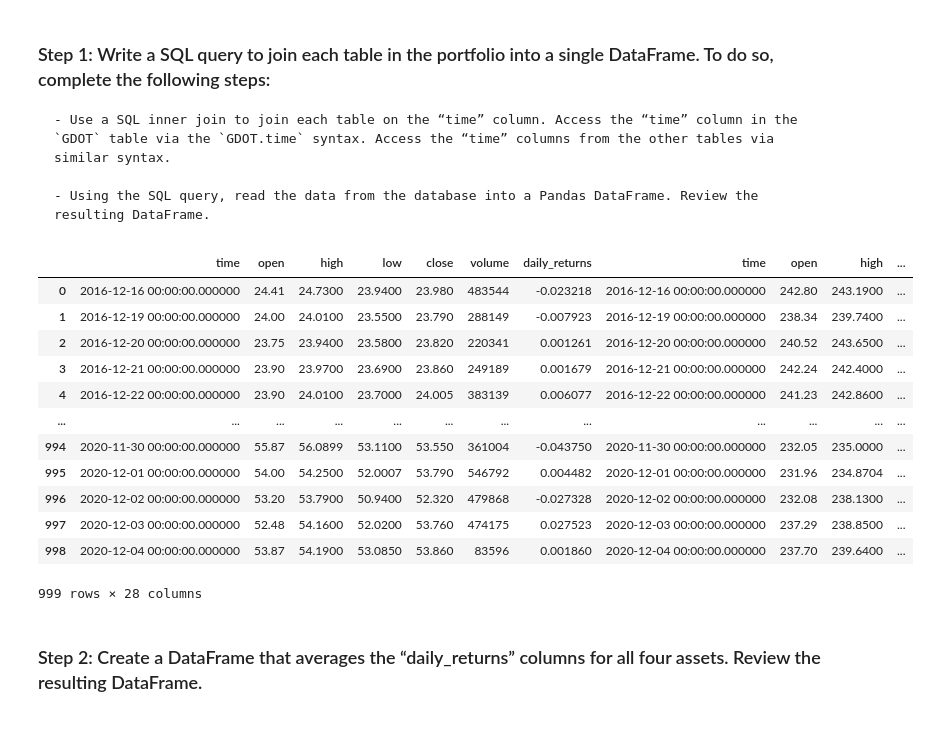
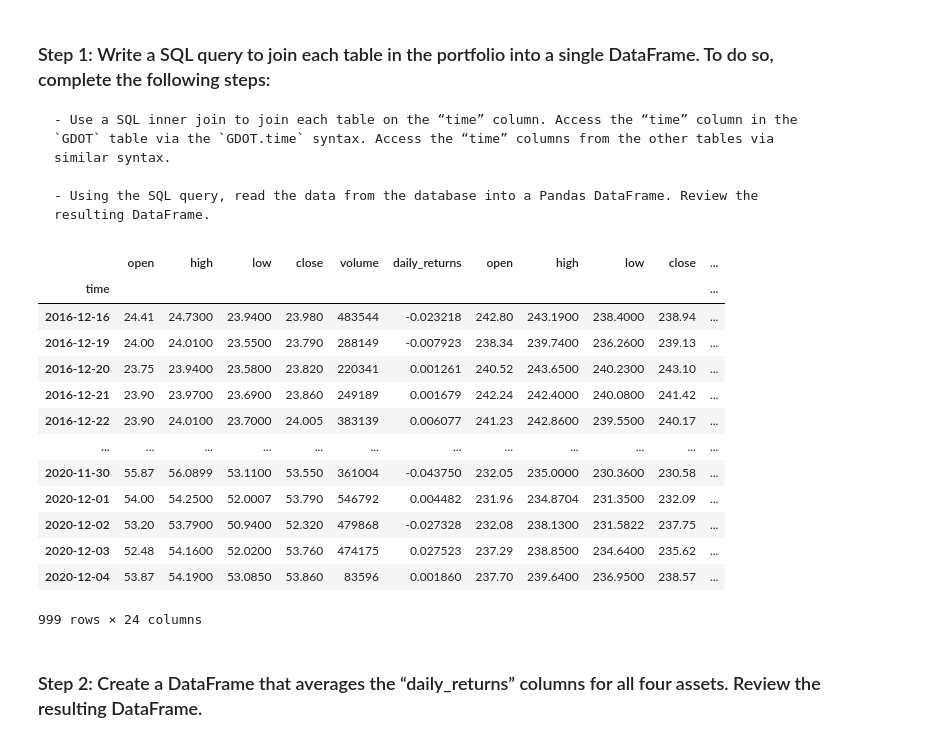
Before and after one commit to JonahLeggett/Passive_Investment_Analysis, a Jupyter notebook: etf_analyzer.ipynb, the cells around one changed output. Drawn from its saved outputs; the diff is of its cells as text; code cells hidden in the pictures.

```diff
--- a/etf_analyzer.ipynb
+++ b/etf_analyzer.ipynb
@@ -350,33 +353,40 @@ Complete the following steps:
 # %%
 # Wreate a SQL query to join each table in the portfolio into a single DataFrame
 # Use the time column from each table as the basis for the join
 query = """
-SELECT *
+SELECT GDOT.time, GDOT.open, GDOT.high, GDOT.low, GDOT.close, GDOT.volume, GDOT.daily_returns,
+GS.open, GS.high, GS.low, GS.close, GS.volume, GS.daily_returns,
+PYPL.open, PYPL.high, PYPL.low, PYPL.close, PYPL.volume, PYPL.daily_returns,
+SQ.open, SQ.high, SQ.low, SQ.close, SQ.volume, SQ.daily_returns
 FROM GDOT
 JOIN GS ON GS.time = GDOT.time
 JOIN PYPL ON PYPL.time = GDOT.time
 JOIN SQ ON SQ.time = GDOT.time
 """
 
 # Using the query, read the data from the database into a Pandas DataFrame
 etf_portfolio = pd.read_sql_query(query, con=engine)
-
+# convert the 'time' column to datetime format
+etf_portfolio['time'] = pd.to_datetime(etf_portfolio['time'])
+#Set index column to 'time'
+etf_portfolio = etf_portfolio.set_index('time')
 # Review the resulting DataFrame
 etf_portfolio
 # %% [output]
-|  | time | open | high | low | close | volume | daily_returns | time | open | high | ... |
-| 0 | 2016-12-16 00:00:00.000000 | 24.41 | 24.7300 | 23.9400 | 23.980 | 483544 | -0.023218 | 2016-12-16 00:00:00.000000 | 242.80 | 243.1900 | ... |
-| 1 | 2016-12-19 00:00:00.000000 | 24.00 | 24.0100 | 23.5500 | 23.790 | 288149 | -0.007923 | 2016-12-19 00:00:00.000000 | 238.34 | 239.7400 | ... |
-| 2 | 2016-12-20 00:00:00.000000 | 23.75 | 23.9400 | 23.5800 | 23.820 | 220341 | 0.001261 | 2016-12-20 00:00:00.000000 | 240.52 | 243.6500 | ... |
-| 3 | 2016-12-21 00:00:00.000000 | 23.90 | 23.9700 | 23.6900 | 23.860 | 249189 | 0.001679 | 2016-12-21 00:00:00.000000 | 242.24 | 242.4000 | ... |
-| 4 | 2016-12-22 00:00:00.000000 | 23.90 | 24.0100 | 23.7000 | 24.005 | 383139 | 0.006077 | 2016-12-22 00:00:00.000000 | 241.23 | 242.8600 | ... |
+|  | open | high | low | close | volume | daily_returns | open | high | low | close | ... |
+| time |  |  |  |  |  |  |  |  |  |  | ... |
+| 2016-12-16 | 24.41 | 24.7300 | 23.9400 | 23.980 | 483544 | -0.023218 | 242.80 | 243.1900 | 238.4000 | 238.94 | ... |
+| 2016-12-19 | 24.00 | 24.0100 | 23.5500 | 23.790 | 288149 | -0.007923 | 238.34 | 239.7400 | 236.2600 | 239.13 | ... |
+| 2016-12-20 | 23.75 | 23.9400 | 23.5800 | 23.820 | 220341 | 0.001261 | 240.52 | 243.6500 | 240.2300 | 243.10 | ... |
+| 2016-12-21 | 23.90 | 23.9700 | 23.6900 | 23.860 | 249189 | 0.001679 | 242.24 | 242.4000 | 240.0800 | 241.42 | ... |
+| 2016-12-22 | 23.90 | 24.0100 | 23.7000 | 24.005 | 383139 | 0.006077 | 241.23 | 242.8600 | 239.5500 | 240.17 | ... |
 | ... | ... | ... | ... | ... | ... | ... | ... | ... | ... | ... | ... |
-| 994 | 2020-11-30 00:00:00.000000 | 55.87 | 56.0899 | 53.1100 | 53.550 | 361004 | -0.043750 | 2020-11-30 00:00:00.000000 | 232.05 | 235.0000 | ... |
-| 995 | 2020-12-01 00:00:00.000000 | 54.00 | 54.2500 | 52.0007 | 53.790 | 546792 | 0.004482 | 2020-12-01 00:00:00.000000 | 231.96 | 234.8704 | ... |
-| 996 | 2020-12-02 00:00:00.000000 | 53.20 | 53.7900 | 50.9400 | 52.320 | 479868 | -0.027328 | 2020-12-02 00:00:00.000000 | 232.08 | 238.1300 | ... |
-| 997 | 2020-12-03 00:00:00.000000 | 52.48 | 54.1600 | 52.0200 | 53.760 | 474175 | 0.027523 | 2020-12-03 00:00:00.000000 | 237.29 | 238.8500 | ... |
-| 998 | 2020-12-04 00:00:00.000000 | 53.87 | 54.1900 | 53.0850 | 53.860 | 83596 | 0.001860 | 2020-12-04 00:00:00.000000 | 237.70 | 239.6400 | ... |
+| 2020-11-30 | 55.87 | 56.0899 | 53.1100 | 53.550 | 361004 | -0.043750 | 232.05 | 235.0000 | 230.3600 | 230.58 | ... |
+| 2020-12-01 | 54.00 | 54.2500 | 52.0007 | 53.790 | 546792 | 0.004482 | 231.96 | 234.8704 | 231.3500 | 232.09 | ... |
+| 2020-12-02 | 53.20 | 53.7900 | 50.9400 | 52.320 | 479868 | -0.027328 | 232.08 | 238.1300 | 231.5822 | 237.75 | ... |
+| 2020-12-03 | 52.48 | 54.1600 | 52.0200 | 53.760 | 474175 | 0.027523 | 237.29 | 238.8500 | 234.6400 | 235.62 | ... |
+| 2020-12-04 | 53.87 | 54.1900 | 53.0850 | 53.860 | 83596 | 0.001860 | 237.70 | 239.6400 | 236.9500 | 238.57 | ... |
-999 rows × 28 columns
+999 rows × 24 columns
 # %% [markdown]
 ### Step 2: Create a DataFrame that averages the “daily_returns” columns for all four assets. Review the resulting DataFrame.
 # %%
```
Also changed, not shown: parts of 5 cells of this notebook.
